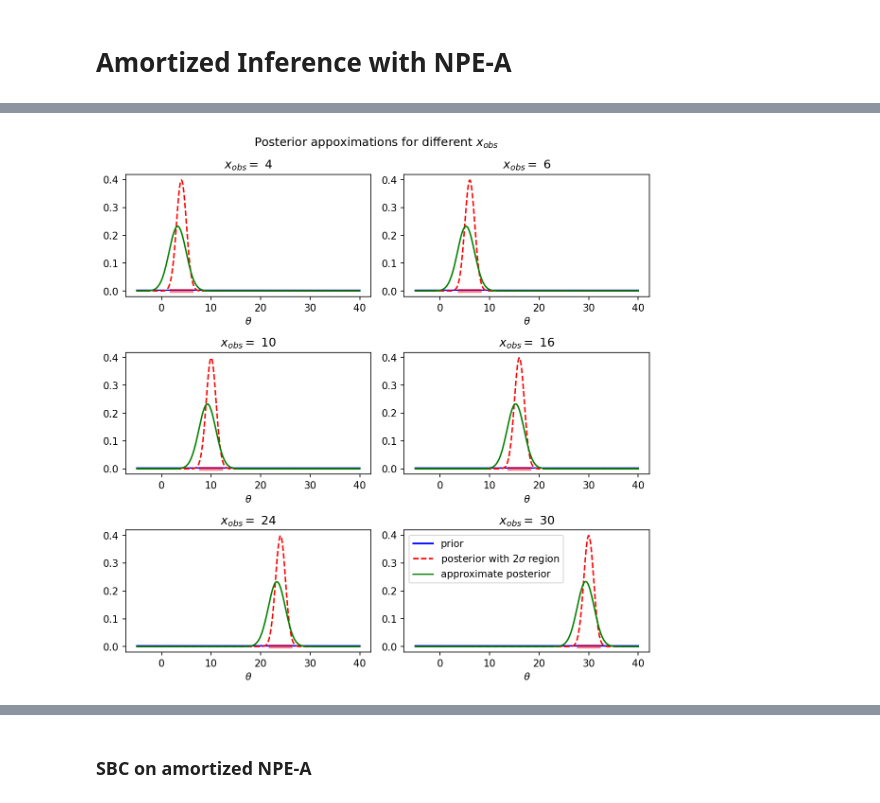
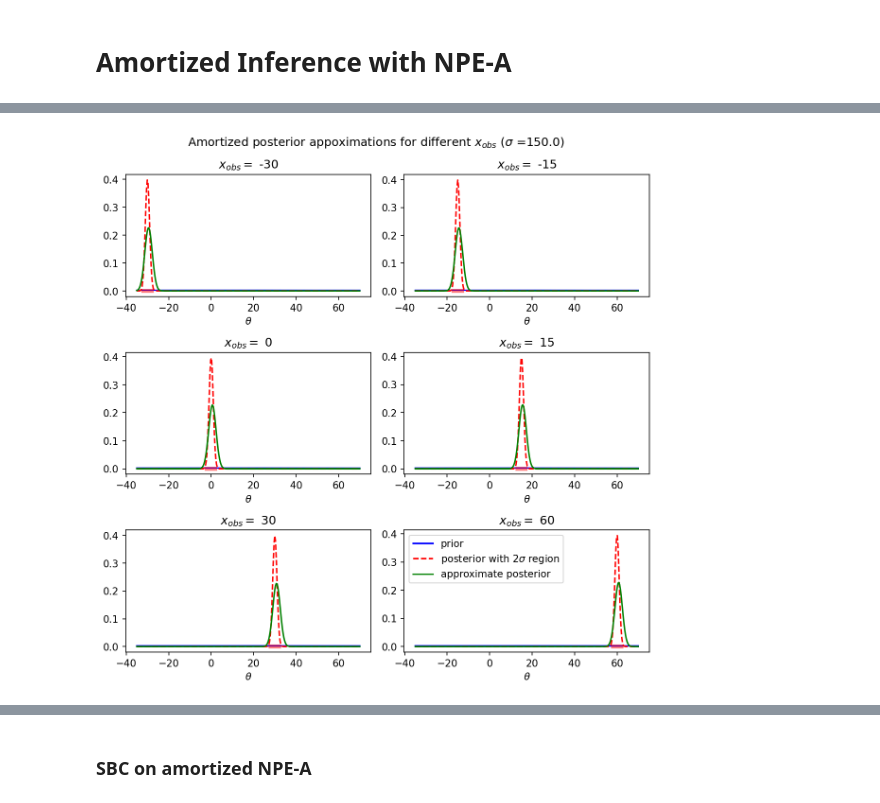
Before and after one commit to kaisamaroo/SBC-SBI, a Jupyter notebook: notebooks/toy_examples/norm_norm_diffuse_1d/npe_a.ipynb, the cells around one changed output, grey strips where cells are left out. Drawn from its saved outputs; the diff is of its cells as text; code cells hidden in the pictures.

```diff
--- a/notebooks/toy_examples/norm_norm_diffuse_1d/npe_a.ipynb
+++ b/notebooks/toy_examples/norm_norm_diffuse_1d/npe_a.ipynb
@@ -62,9 +62,10 @@ plot_approximate_posterior(approximate_posterior_amortized, prior_pdf, posterior
 # %%
-x_observed_values = [4,6,10,16,24,30]
-theta_range = torch.linspace(-5,40,300).view(-1,1)
-plot_approximate_posterior(approximate_posterior_amortized, prior_pdf, posterior_pdf, theta_range, x_observed_values, sigma, title=r"Posterior appoximations for different $x_{obs}$")
+x_observed_values = [-30, -15, 0 , 15, 30, 60]
+theta_range = torch.linspace(-35,70,300).view(-1,1)
+title = r"Amortized posterior appoximations for different $x_{obs}$ ($\sigma$ =" + f"{sigma})"
+plot_approximate_posterior(approximate_posterior_amortized, prior_pdf, posterior_pdf, theta_range, x_observed_values, sigma, title=title)
 # %% [output]
-[figure, old version]
+[figure, new version]
 # %%
 from src.examples.norm_norm_diffuse_1d import approximate_posterior_quantiles_against_x, plot_approximate_posterior_quantiles_against_x
 x_range = np.linspace(-50,50,2000)
```
Also changed, not shown: parts of 14 cells of this notebook, 15 other files.
